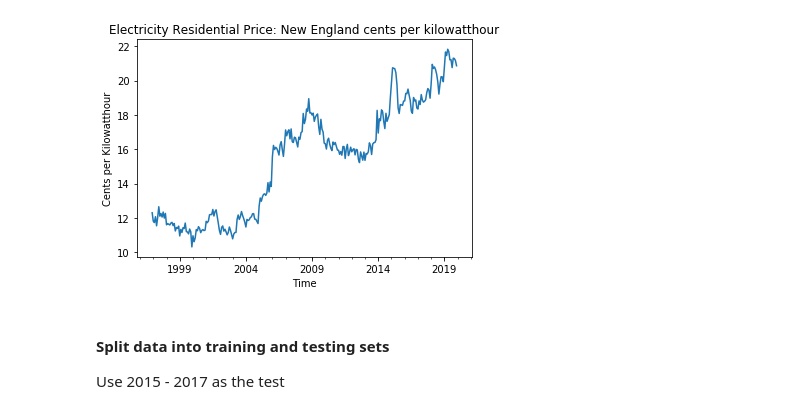
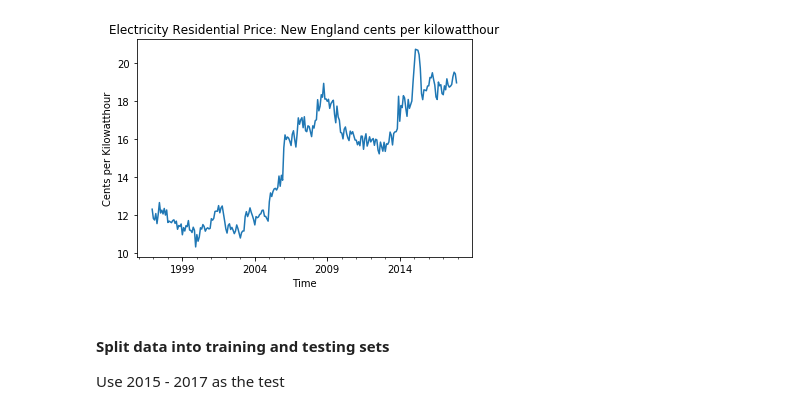
Before and after one commit to ahotaling/STAT_330_Project, a Jupyter notebook: Notebooks/Bayesian_Model_Exploration.ipynb, the cells around one changed output. Drawn from its saved outputs; the diff is of its cells as text; code cells hidden in the pictures.

```diff
--- a/Notebooks/Bayesian_Model_Exploration.ipynb
+++ b/Notebooks/Bayesian_Model_Exploration.ipynb
@@ -113,13 +113,13 @@ def plot_trace(param, param_name='parameter'):
     plt.gcf().tight_layout()
     plt.legend()
 # %%
-ax = data.plot(x = 'Datetime', y = 'Electricity Price',
+ax = observed_data.plot(x = 'Datetime', y = 'Electricity Price',
                title = 'Electricity Residential Price: New England cents per kilowatthour', legend = False)
 ax.set_xlabel('Time')
 ax.set_ylabel('Cents per Kilowatthour')
 ax.format_xdata = mdates.DateFormatter('%Y-%m')
 # %% [output]
-[figure, old version]
+[figure, new version]
 # %% [markdown]
 #### Split data into training and testing sets
 Use 2015 - 2017 as the test
```
Also changed, not shown: parts of 21 cells of this notebook.
